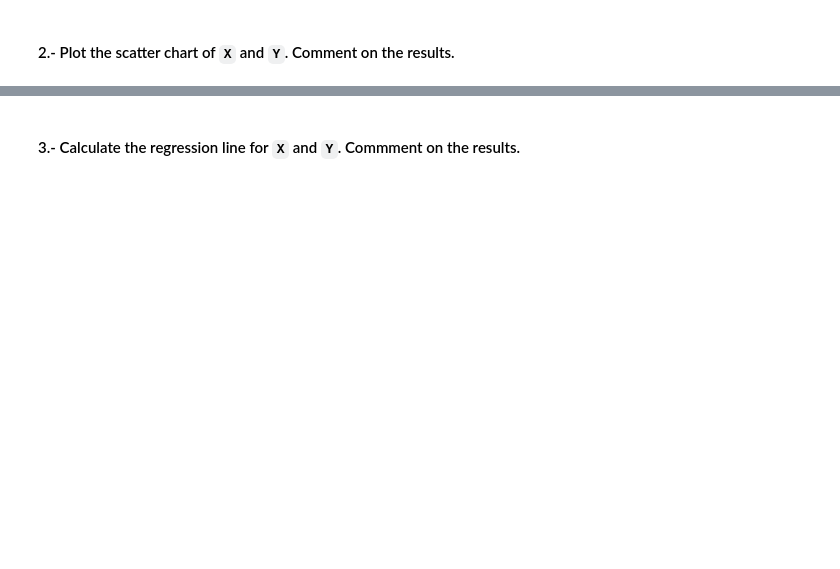
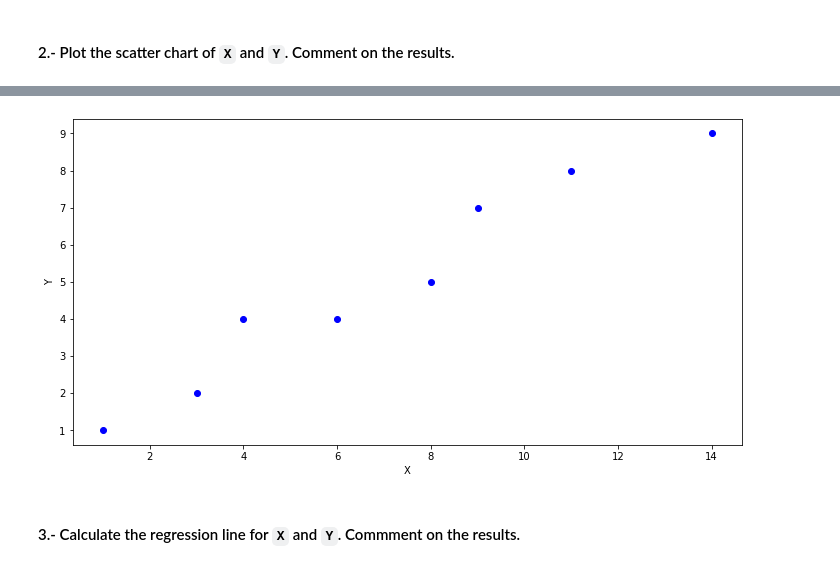
Before and after one commit to ta-data-remote/lab-linear-regression-correlation, a Jupyter notebook: your-code/main.ipynb, the cells around one changed output, grey strips where cells are left out. Drawn from its saved outputs; the diff is of its cells as text; code cells hidden in the pictures; blank space fills up the shorter version.

```diff
--- a/your-code/main.ipynb
+++ b/your-code/main.ipynb
@@ -104,2 +228,10 @@ Covariance: 12.0
+# %%
+fig , ax = plt.subplots(figsize=(12,6))
+
+ax.scatter(ironbeers_df.X, ironbeers_df.Y, color='blue')
+plt.xlabel('X')
+plt.ylabel('Y');
+# %% [output]
+[figure, added]
 # %% [markdown]
 #### 3.- Calculate the regression line for `X` and `Y`. Commment on the results.
```
Also changed, not shown: parts of 34 cells of this notebook.
